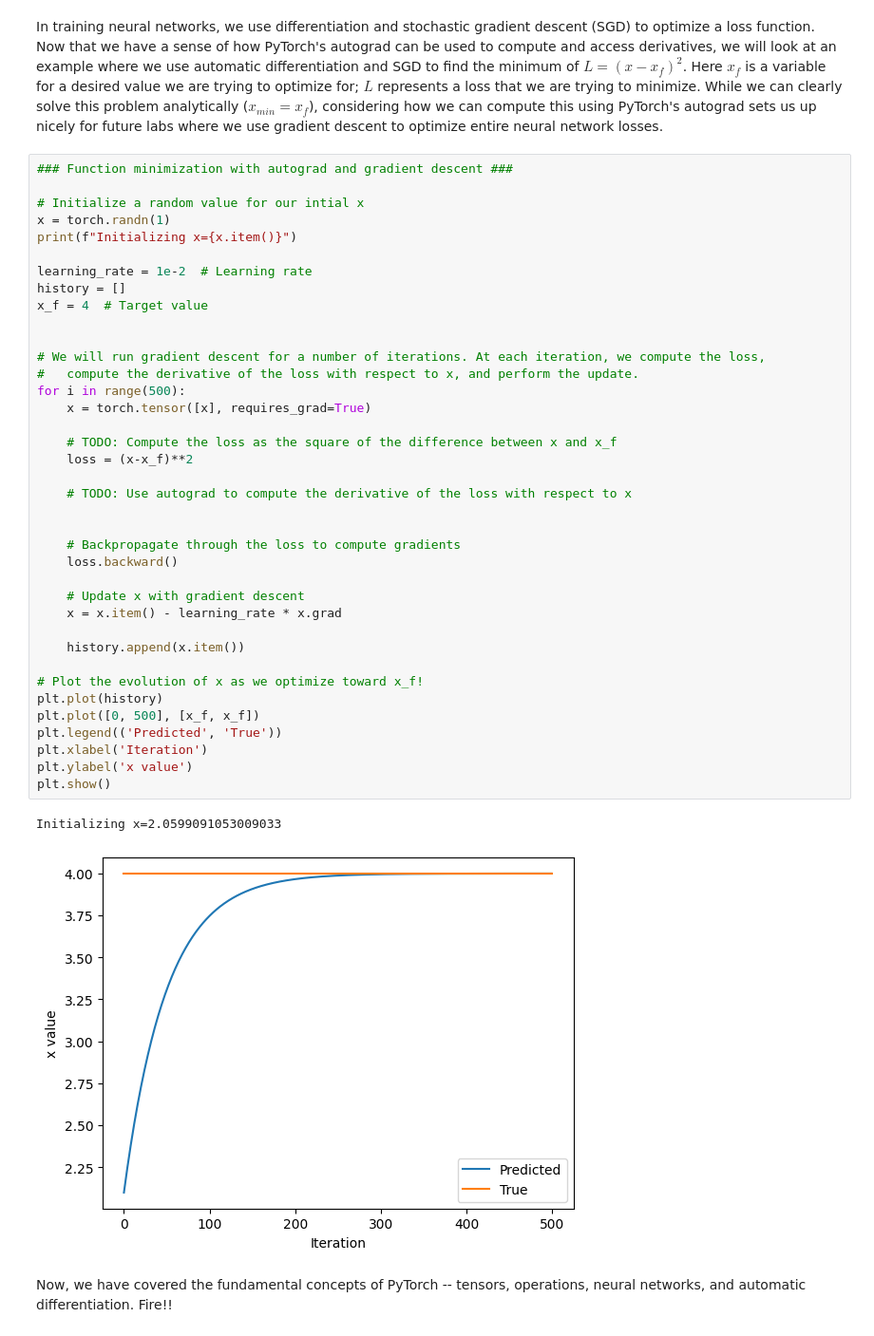
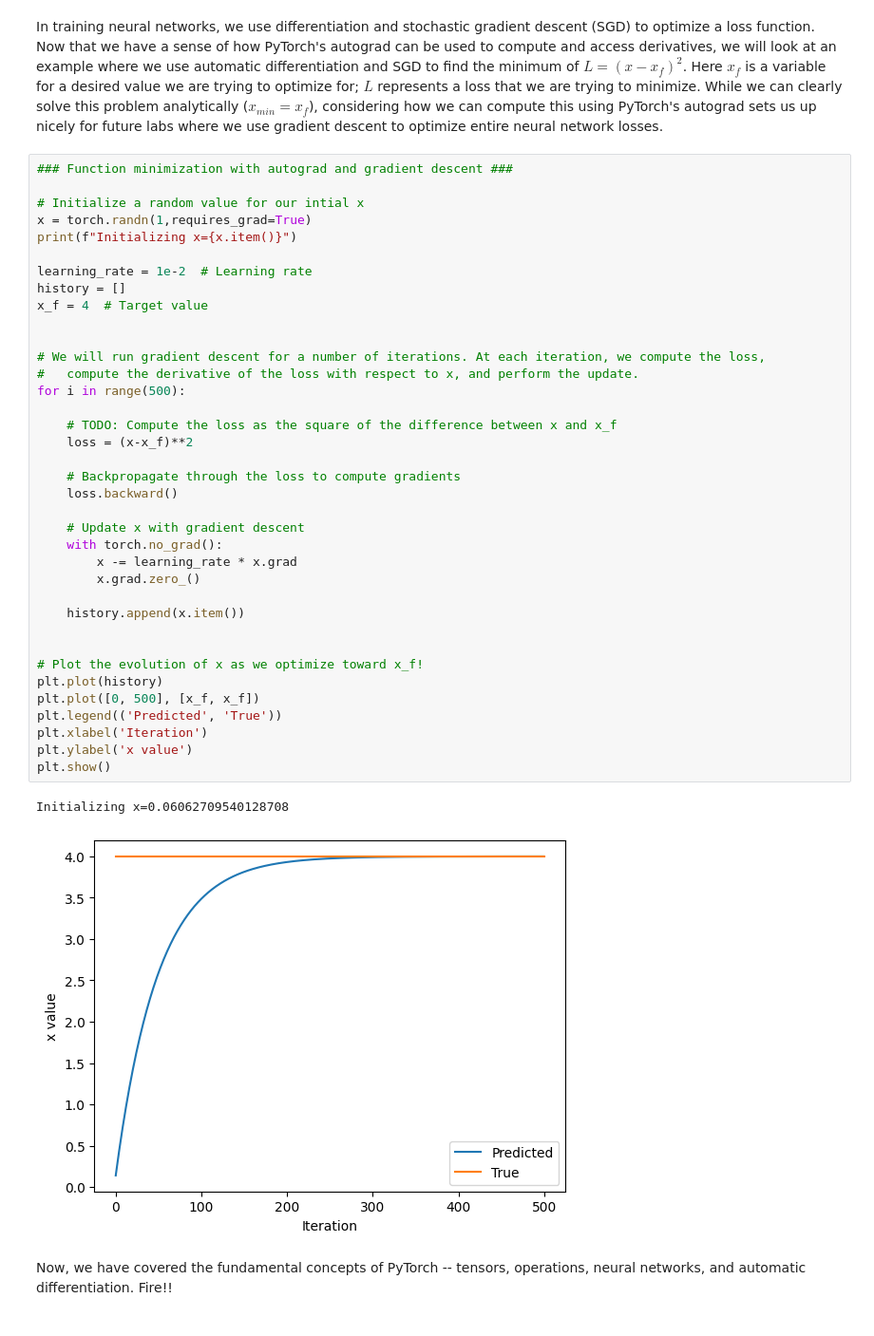
Before and after one commit to AbdulSameerS/introtodeeplearningMIT, a Jupyter notebook: PT_Part1_Intro.ipynb, the cells around one changed output. Shown at 95% size. Saved outputs shown, nothing was run; the diff lists cells and outputs as text.

```diff
--- a/PT_Part1_Intro.ipynb
+++ b/PT_Part1_Intro.ipynb
@@ -343,42 +338,41 @@ In training neural networks, we use differentiation and stochastic gradient desc
 ### Function minimization with autograd and gradient descent ###
 
 # Initialize a random value for our intial x
-x = torch.randn(1)
+x = torch.randn(1,requires_grad=True)
 print(f"Initializing x={x.item()}")
 
 learning_rate = 1e-2  # Learning rate
 history = []
 x_f = 4  # Target value
 
 
 # We will run gradient descent for a number of iterations. At each iteration, we compute the loss,
 #   compute the derivative of the loss with respect to x, and perform the update.
 for i in range(500):
-    x = torch.tensor([x], requires_grad=True)
 
     # TODO: Compute the loss as the square of the difference between x and x_f
     loss = (x-x_f)**2
-
-    # TODO: Use autograd to compute the derivative of the loss with respect to x
-
 
     # Backpropagate through the loss to compute gradients
     loss.backward()
 
     # Update x with gradient descent
-    x = x.item() - learning_rate * x.grad
+    with torch.no_grad():
+        x -= learning_rate * x.grad
+        x.grad.zero_()
 
     history.append(x.item())
+
 
 # Plot the evolution of x as we optimize toward x_f!
 plt.plot(history)
 plt.plot([0, 500], [x_f, x_f])
 plt.legend(('Predicted', 'True'))
 plt.xlabel('Iteration')
 plt.ylabel('x value')
 plt.show()
 # %% [output]
-Initializing x=2.0599091053009033
+Initializing x=0.06062709540128708
-[figure, old version]
+[figure, new version]
 # %% [markdown]
 Now, we have covered the fundamental concepts of PyTorch -- tensors, operations, neural networks, and automatic differentiation. Fire!!
```
Also changed, not shown: parts of 9 cells of this notebook.
